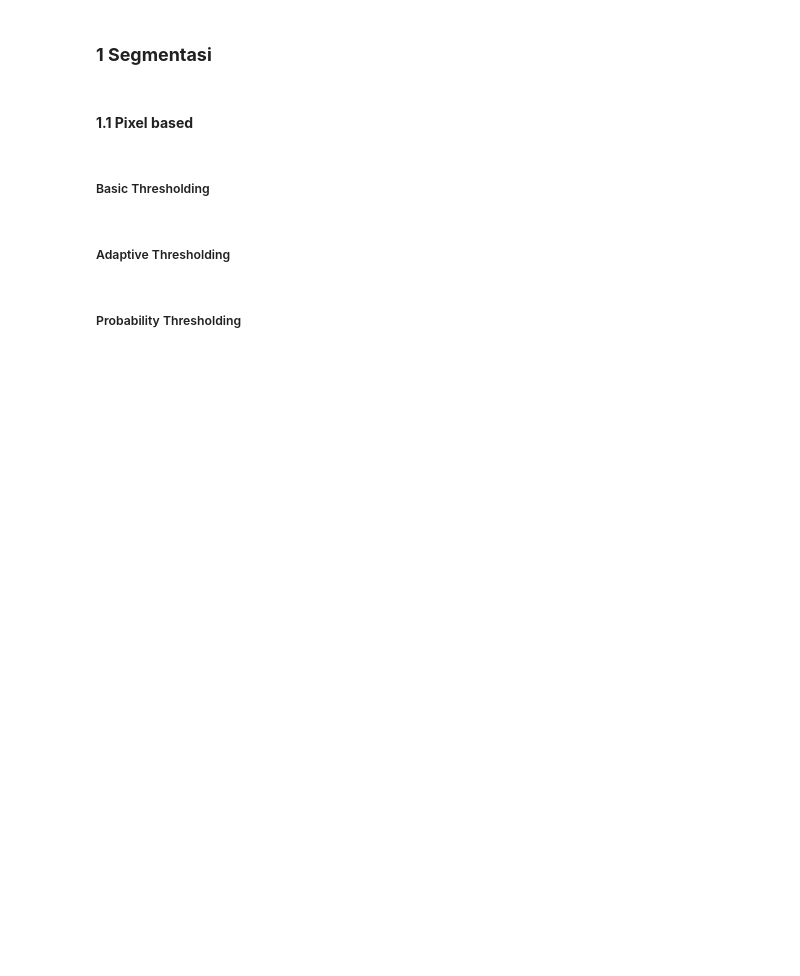
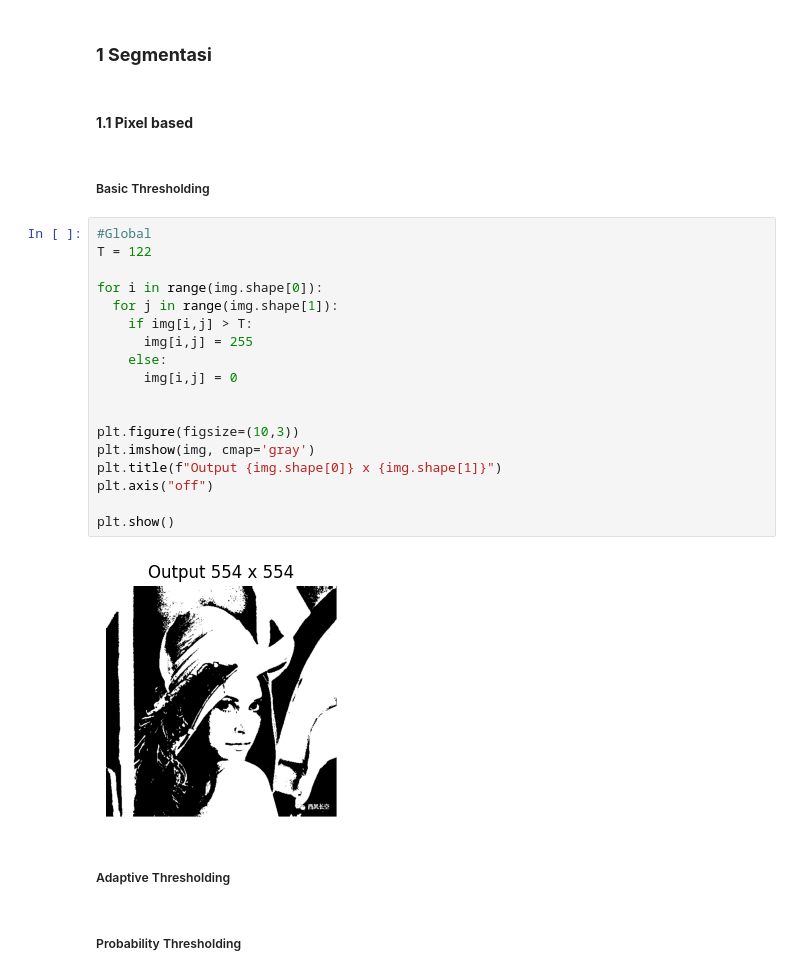
Before and after one commit to sapto-nugroho/PCD, a Jupyter notebook: PCD_Assignment03/PCD_Assignment03.ipynb, the cells around one changed output. Drawn from its saved outputs; the diff is of its cells as text; blank space fills up the shorter version.

```diff
--- a/PCD_Assignment03/PCD_Assignment03.ipynb
+++ b/PCD_Assignment03/PCD_Assignment03.ipynb
@@ -99,6 +104,26 @@ plt.show()
 ####  **1.1 Pixel based**
 # %% [markdown]
 ##### Basic Thresholding
+# %%
+#Global
+T = 122
+
+for i in range(img.shape[0]):
+  for j in range(img.shape[1]):
+    if img[i,j] > T:
+      img[i,j] = 255
+    else:
+      img[i,j] = 0
+
+
+plt.figure(figsize=(10,3))
+plt.imshow(img, cmap='gray')
+plt.title(f"Output {img.shape[0]} x {img.shape[1]}")
+plt.axis("off")
+
+plt.show()
+# %% [output]
+[figure, added]
 # %% [markdown]
 ##### Adaptive Thresholding
 # %% [markdown]
```
Also changed, not shown: parts of 3 cells of this notebook.
